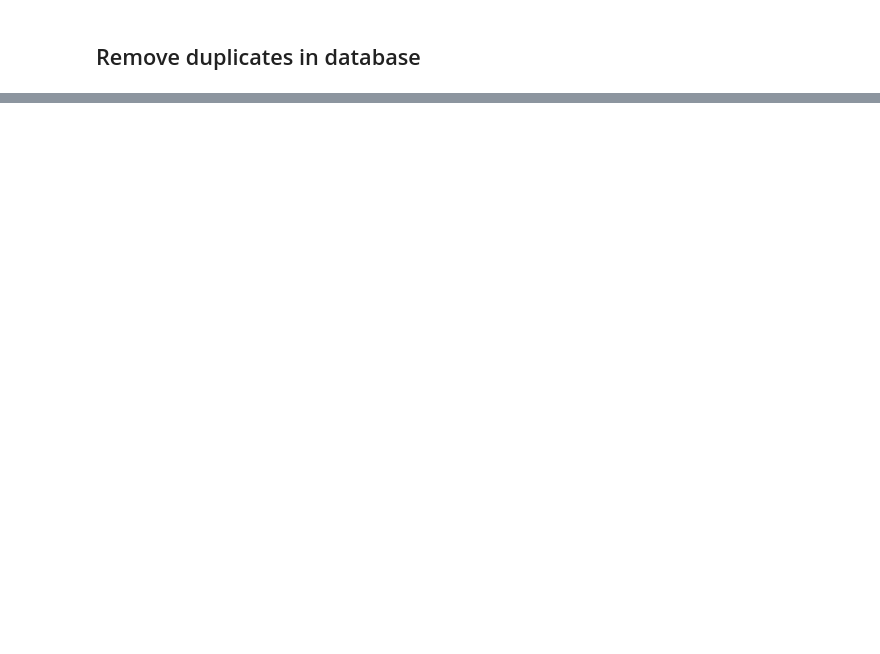
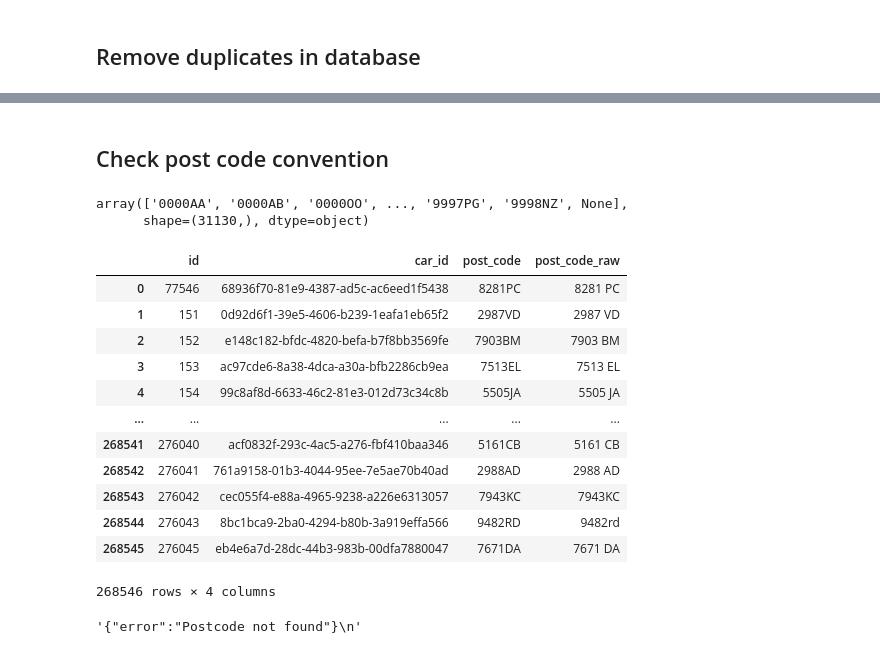
Before and after one commit to DavidvdSanden/car-sales-database, a Jupyter notebook: notebooks/test.ipynb, the cells around one changed output, grey strips where cells are left out. Cells and saved outputs as stored; diff of their text form; code cells hidden in the pictures; blank space fills up the shorter version.

```diff
--- a/notebooks/test.ipynb
+++ b/notebooks/test.ipynb
@@ -339,0 +479,2 @@ for i in tqdm(range(0, len(id_to_remove), chunk_size)):
+# %% [markdown]
+## Check post code convention
@@ -339,0 +484,25 @@ for i in tqdm(range(0, len(id_to_remove), chunk_size)):
+# %%
+response = supabase.table(table_name).select("id, car_id, post_code, post_code_raw").execute()
+# %%
+df_full = pd.DataFrame(response.data)
+# %%
+df_full['post_code'].sort_values().unique()
+# %% [output]
+array(['0000AA', '0000AB', '0000OO', ..., '9997PG', '9998NZ', None],
+      shape=(31130,), dtype=object)
+# %%
+df_full
+# %% [output]
+|  | id | car_id | post_code | post_code_raw |
+| 0 | 77546 | 68936f70-81e9-4387-ad5c-ac6eed1f5438 | 8281PC | 8281 PC |
+| 1 | 151 | 0d92d6f1-39e5-4606-b239-1eafa1eb65f2 | 2987VD | 2987 VD |
+| 2 | 152 | e148c182-bfdc-4820-befa-b7f8bb3569fe | 7903BM | 7903 BM |
+| 3 | 153 | ac97cde6-8a38-4dca-a30a-bfb2286cb9ea | 7513EL | 7513 EL |
+| 4 | 154 | 99c8af8d-6633-46c2-81e3-012d73c34c8b | 5505JA | 5505 JA |
+| ... | ... | ... | ... | ... |
+| 268541 | 276040 | acf0832f-293c-4ac5-a276-fbf410baa346 | 5161CB | 5161 CB |
+| 268542 | 276041 | 761a9158-01b3-4044-95ee-7e5ae70b40ad | 2988AD | 2988 AD |
+| 268543 | 276042 | cec055f4-e88a-4965-9238-a226e6313057 | 7943KC | 7943KC |
+| 268544 | 276043 | 8bc1bca9-2ba0-4294-b80b-3a919effa566 | 9482RD | 9482rd |
+| 268545 | 276045 | eb4e6a7d-28dc-44b3-983b-00dfa7880047 | 7671DA | 7671 DA |
+268546 rows × 4 columns
@@ -339,0 +547,4 @@ for i in tqdm(range(0, len(id_to_remove), chunk_size)):
+# %%
+response.text
+# %% [output]
+'{"error":"Postcode not found"}\n'
```
Also changed, not shown: parts of 32 cells of this notebook.
